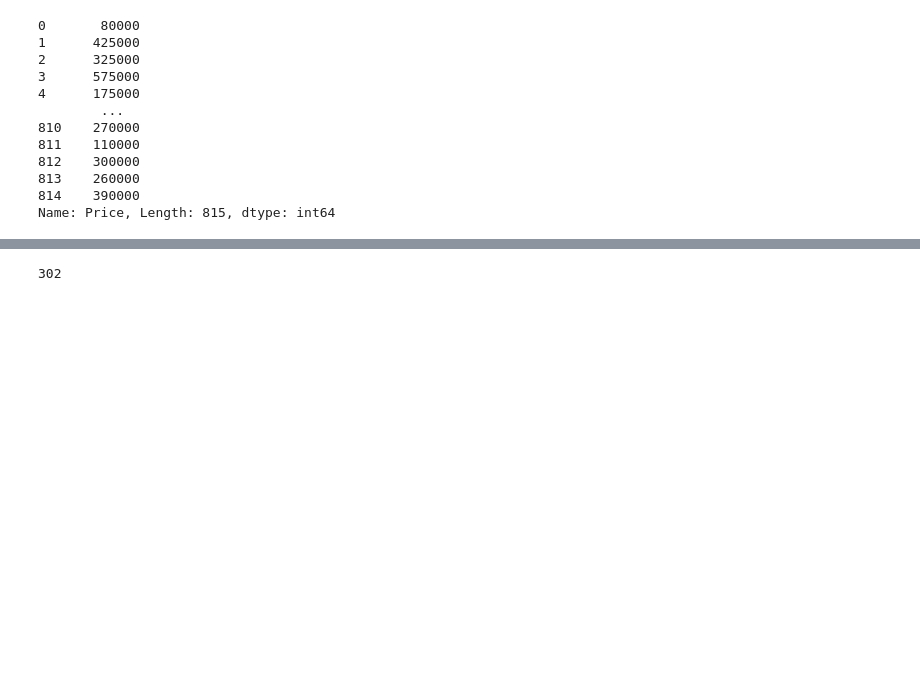
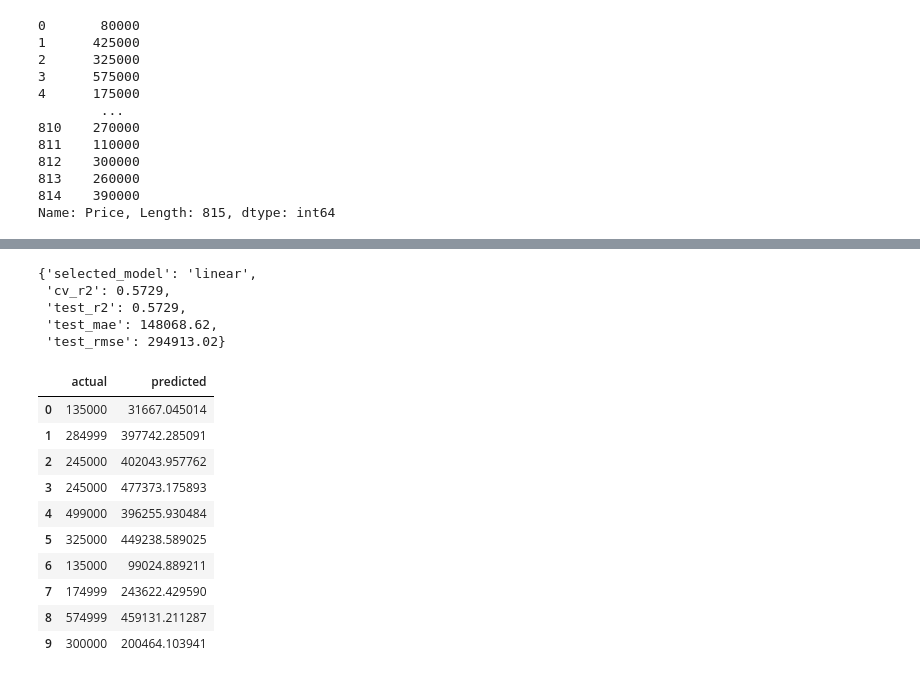
Before and after one commit to GitWitAnish/IOE-Advanced-Python-Project, a Jupyter notebook: notebook/notebook.ipynb, the cells around one changed output, grey strips where cells are left out. Cells and saved outputs as stored; diff of their text form; code cells hidden in the pictures; blank space fills up the shorter version.

```diff
--- a/notebook/notebook.ipynb
+++ b/notebook/notebook.ipynb
@@ -263,5 +257,8 @@ y
 Name: Price, Length: 815, dtype: int64
 # %%
 from sklearn.model_selection import train_test_split
-X_train,X_test,y_train,y_test=train_test_split(x,y,test_size=0.2)
+
+X_train, X_test, y_train, y_test = train_test_split(
+    x, y, test_size=0.2, random_state=42
+ )
 # %%
@@ -332,14 +370,36 @@ r2_score(y_test,y_pred)
 # %%
-scores=[]
-for i in range(1000):
-    X_train,X_test,y_train,y_test=train_test_split(x,y,test_size=0.1,random_state=i)
-    lr=LinearRegression()
-    pipe=make_pipeline(column_trans,lr)
-    pipe.fit(X_train,y_train)
-    y_pred=pipe.predict(X_test)
-    scores.append(r2_score(y_test,y_pred))
+y_pred = pipe.predict(X_test)
+
+test_r2 = r2_score(y_test, y_pred)
+test_mae = mean_absolute_error(y_test, y_pred)
+test_rmse = np.sqrt(mean_squared_error(y_test, y_pred))
+
+{
+    'selected_model': model_name,
+    'cv_r2': float(round(best_cv_score, 4)),
+    'test_r2': float(round(test_r2, 4)),
+    'test_mae': float(round(test_mae, 2)),
+    'test_rmse': float(round(test_rmse, 2))
+}
+# %% [output]
+{'selected_model': 'linear',
+ 'cv_r2': 0.5729,
+ 'test_r2': 0.5729,
+ 'test_mae': 148068.62,
+ 'test_rmse': 294913.02}
 # %%
-np.argmax(scores)
+comparison = pd.DataFrame({'actual': y_test.values, 'predicted': y_pred})
+comparison.head(10)
 # %% [output]
-302
+|  | actual | predicted |
+| 0 | 135000 | 31667.045014 |
+| 1 | 284999 | 397742.285091 |
+| 2 | 245000 | 402043.957762 |
+| 3 | 245000 | 477373.175893 |
+| 4 | 499000 | 396255.930484 |
+| 5 | 325000 | 449238.589025 |
+| 6 | 135000 | 99024.889211 |
+| 7 | 174999 | 243622.429590 |
+| 8 | 574999 | 459131.211287 |
+| 9 | 300000 | 200464.103941 |
 # %%
```
Also changed, not shown: parts of 15 cells of this notebook, 2 other files.
